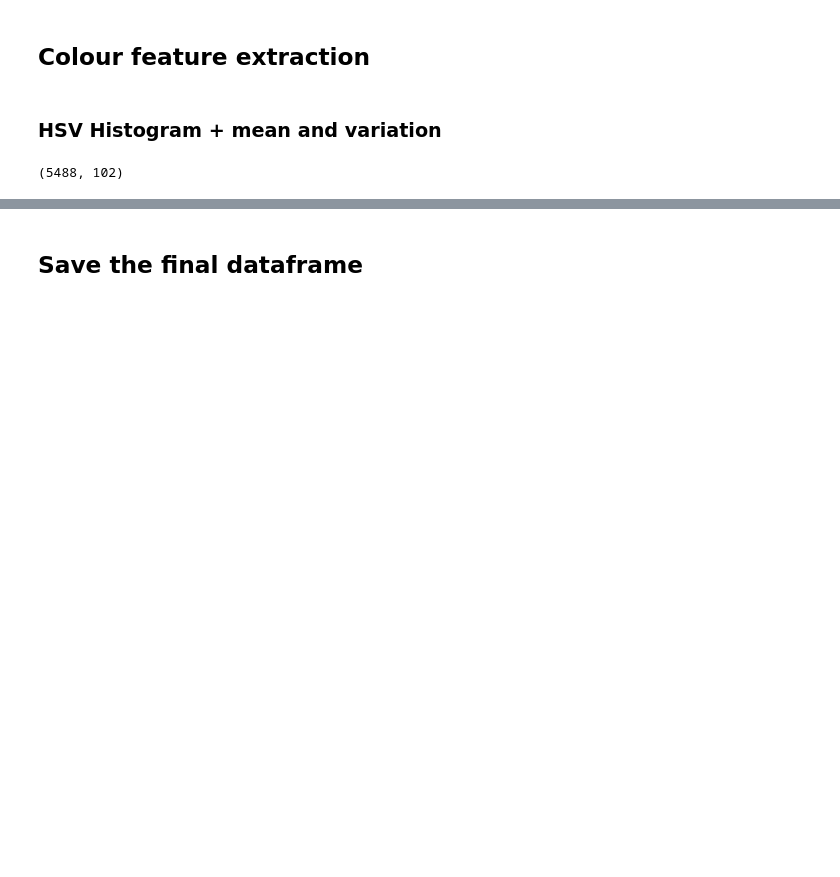
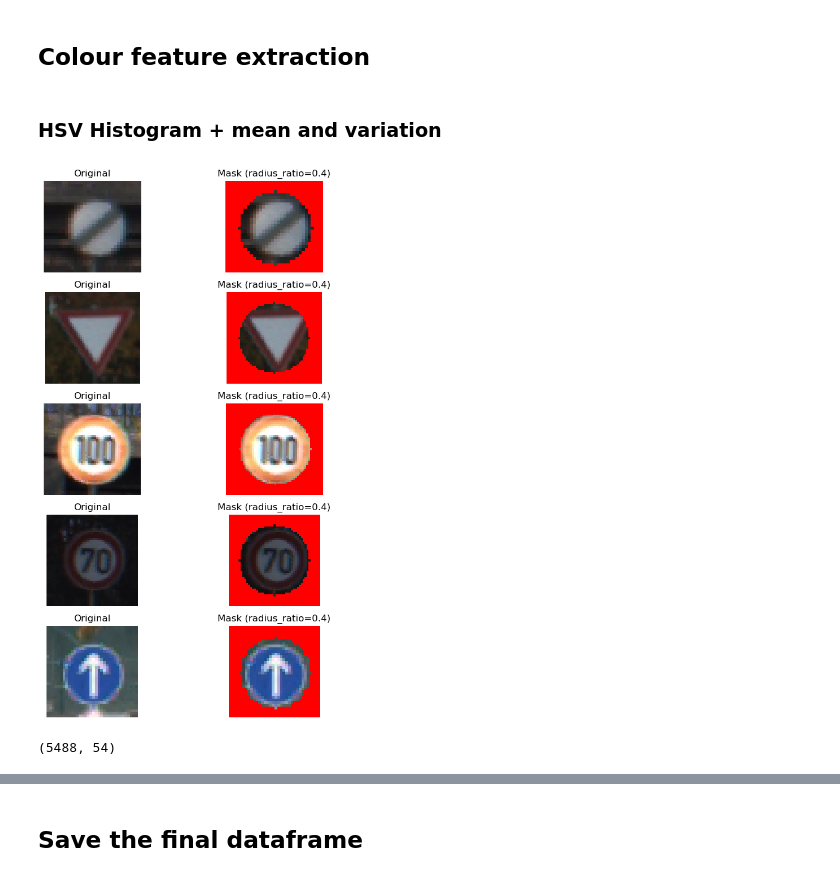
Before and after one commit to jnakos01/gtsrb_classify, a Jupyter notebook: preprocessing.ipynb, the cells around one changed output, grey strips where cells are left out. Saved outputs shown, nothing was run; the diff lists cells and outputs as text; code cells hidden in the pictures; blank space fills up the shorter version.

```diff
--- a/preprocessing.ipynb
+++ b/preprocessing.ipynb
@@ -313,6 +367,8 @@ def get_edge_orientation_histograms(images, num_bins):
 
     hist_list = []
     for image in images:
+        mask = get_center_mask(image, radius_ratio=0.4)
+
         # Compute gradients in x and y directions
         grad_x = cv2.Sobel(image, cv2.CV_64F, 1, 0, ksize=3)
         grad_y = cv2.Sobel(image, cv2.CV_64F, 0, 1, ksize=3)
@@ -325,6 +381,15 @@ def get_edge_orientation_histograms(images, num_bins):
         # Normalize to 0-180 degree range
         angle = (angle + 180) % 180
 
+        if mask is not None:
+            mask_bool = mask > 0
+            magnitude = magnitude[mask_bool]
+            angle = angle[mask_bool]
+
+        else:
+            magnitude = magnitude.flatten()
+            angle = angle.flatten()
+
         # Create histogram weighted by magnitude
         hist, _ = np.histogram(angle, bins=num_bins, range=(0, 180), weights=magnitude)
 
@@ -335,6 +400,15 @@ def get_edge_orientation_histograms(images, num_bins):
         hist_list.append(hist)
 
     return hist_list
+
+# Mask to isolate the center of the image
+def get_center_mask(image, radius_ratio):
+    h, w = image.shape[:2]
+    center = (w // 2, h // 2)
+    radius = int(min(h, w) * radius_ratio)
+    mask = np.zeros((h, w), dtype=np.uint8)
+    cv2.circle(mask, center, radius, 255, -1)
+    return mask
 # %%
 # Get edge orientation histograms
 num_bins = 8
@@ -403,15 +466,43 @@ def extract_hsv_features(images):
         hsv_features_list.append(hsv_features)
 
     return np.array(hsv_features_list)
+# %%
+import matplotlib.pyplot as plt
+
+def show_center_mask_samples(images, radius_ratio=0.4, num_samples=5):
+    plt.figure(figsize=(8, 2 * num_samples))
+    for i in range(num_samples):
+        img = images[i]
+        mask = get_center_mask(img, radius_ratio=radius_ratio)
+        # Overlay mask on image (red mask)
+        overlay = img.copy()
+        overlay[mask == 0] = [0, 0, 255]  # Red where mask is zero
+
+        plt.subplot(num_samples, 2, 2*i+1)
+        plt.imshow(cv2.cvtColor(img, cv2.COLOR_BGR2RGB))
+        plt.title("Original")
+        plt.axis('off')
+
+        plt.subplot(num_samples, 2, 2*i+2)
+        plt.imshow(cv2.cvtColor(overlay, cv2.COLOR_BGR2RGB))
+        plt.title(f"Mask (radius_ratio={radius_ratio})")
+        plt.axis('off')
+    plt.tight_layout()
+    plt.show()
+
+# Example usage:
+show_center_mask_samples(train_images, radius_ratio=0.4, num_samples=5)
+# %% [output]
+[figure, added]
 # %%
 # Extract HSV features
-hsv_features = extract_hsv_features(train_images)
+hsv_features = extract_hsv_features(train_images, bins = 16)
 print(hsv_features.shape)
 
 # For 32 bins
 columns = [f"{channel}_mean" for channel in ['H', 'S', 'V']] + \
           [f"{channel}_std" for channel in ['H', 'S', 'V']] + \
-          [f"{channel}_hist_bin_{i+1}" for channel in ['H', 'S', 'V'] for i in range(32)]
+          [f"{channel}_hist_bin_{i+1}" for channel in ['H', 'S', 'V'] for i in range(16)]
 
 
 # Convert HSV features to DataFrame
@@ -420,7 +511,7 @@ hsv_features_df = pd.DataFrame(hsv_features, columns=columns)
 # Add to train_df
 train_df = pd.concat([train_df, hsv_features_df], axis=1)
 # %% [output]
-(5488, 102)
+(5488, 54)
 # %%
 train_df.head()
 # %% [output]
```
Also changed, not shown: parts of 12 cells of this notebook, 2 other files.
